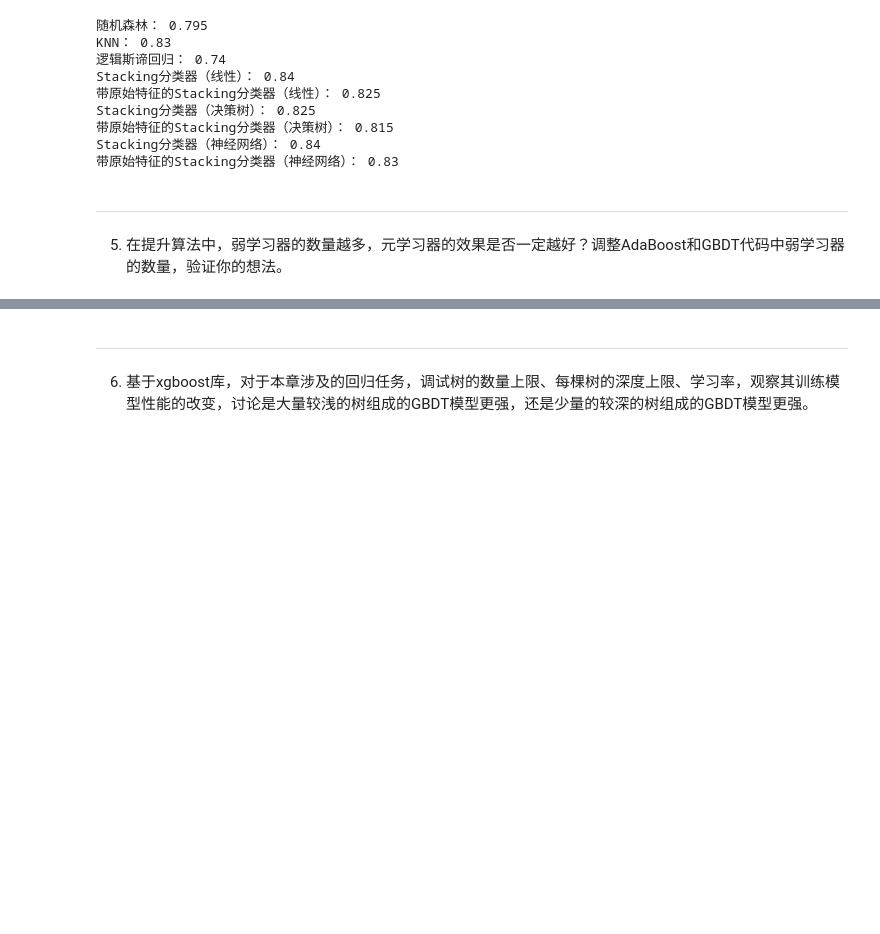
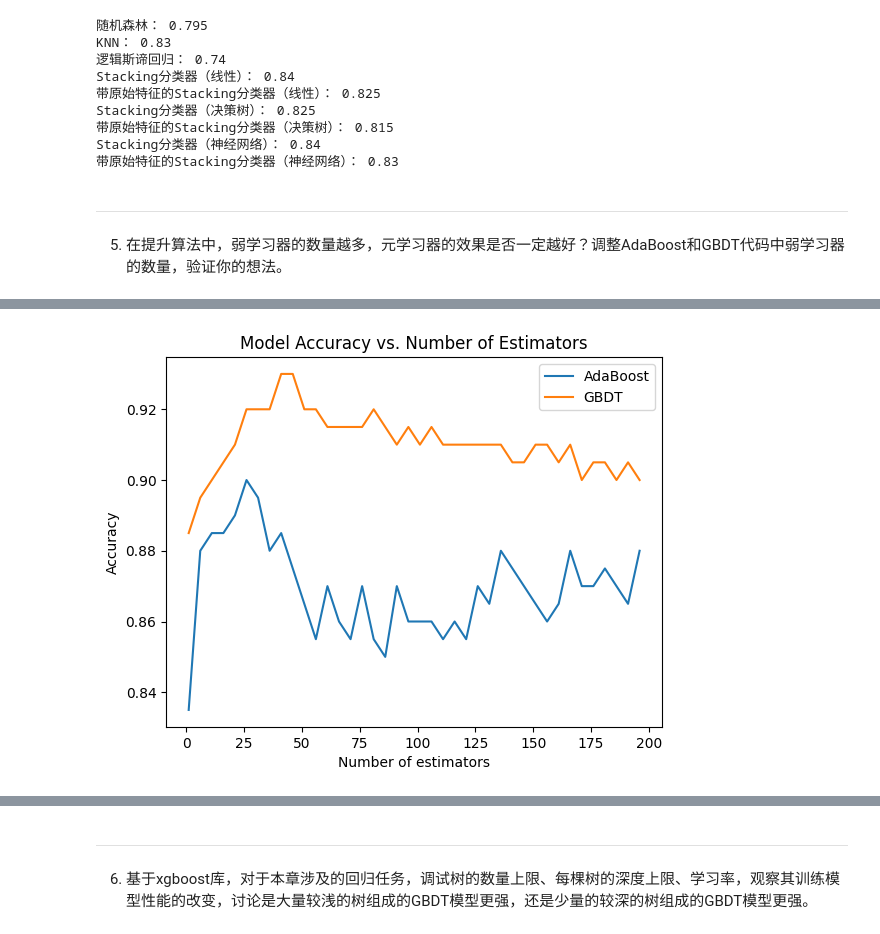
Before and after one commit to motewei/Hands-on-ML-solutions, a Jupyter notebook: 第13章 集成学习与梯度提升决策树/章节习题解答/集成学习与梯度提升决策树.ipynb, the cells around one changed output, grey strips where cells are left out. Saved outputs shown, nothing was run; the diff lists cells and outputs as text; code cells hidden in the pictures; blank space fills up the shorter version.

```diff
--- a/第13章 集成学习与梯度提升决策树/章节习题解答/集成学习与梯度提升决策树.ipynb
+++ b/第13章 集成学习与梯度提升决策树/章节习题解答/集成学习与梯度提升决策树.ipynb
@@ -254,0 +279,57 @@ TypeError: __init__() got an unexpected keyword argument 'base_estimator'
+# %%
+import numpy as np
+from sklearn.ensemble import AdaBoostClassifier, GradientBoostingClassifier
+from sklearn.datasets import make_classification
+from sklearn.model_selection import train_test_split
+from sklearn.metrics import accuracy_score
+import matplotlib.pyplot as plt
+
+# 创建随机数据集
+X, y = make_classification(
+    n_samples=1000,
+    n_features=16,
+    n_informative=5,
+    n_redundant=2,
+    n_classes=2,
+    flip_y=0.1,
+    random_state=0
+    )
+
+# 划分训练集和测试集
+X_train, X_test, y_train, y_test = train_test_split(X, y, test_size=0.2, random_state=42)
+
+# 定义弱学习器的数量范围
+n_estimators = np.arange(1, 201, 5)
+
+# 初始化AdaBoost和GBDT
+adaboost = AdaBoostClassifier(estimator=None, n_estimators=n_estimators[0], random_state=42)
+gbdt = GradientBoostingClassifier(n_estimators=n_estimators[0])
+
+# 存储每种算法的得分
+adaboost_scores = []
+gbdt_scores = []
+
+# 遍历不同的n_estimators值
+for n in n_estimators:
+    # 训练AdaBoost模型
+    adaboost.n_estimators = n
+    adaboost.fit(X_train, y_train)
+    adaboost_score = accuracy_score(y_test, adaboost.predict(X_test))
+    adaboost_scores.append(adaboost_score)
+
+    # 训练GBDT模型
+    gbdt.n_estimators = n
+    gbdt.fit(X_train, y_train)
+    gbdt_score = accuracy_score(y_test, gbdt.predict(X_test))
+    gbdt_scores.append(gbdt_score)
+
+# 绘图
+plt.plot(n_estimators, adaboost_scores, label='AdaBoost')
+plt.plot(n_estimators, gbdt_scores, label='GBDT')
+plt.xlabel('Number of estimators')
+plt.ylabel('Accuracy')
+plt.title('Model Accuracy vs. Number of Estimators')
+plt.legend()
+plt.show()
+# %% [output]
+[figure, added]
```
Also changed, not shown: parts of 14 cells of this notebook, 1 other file.
